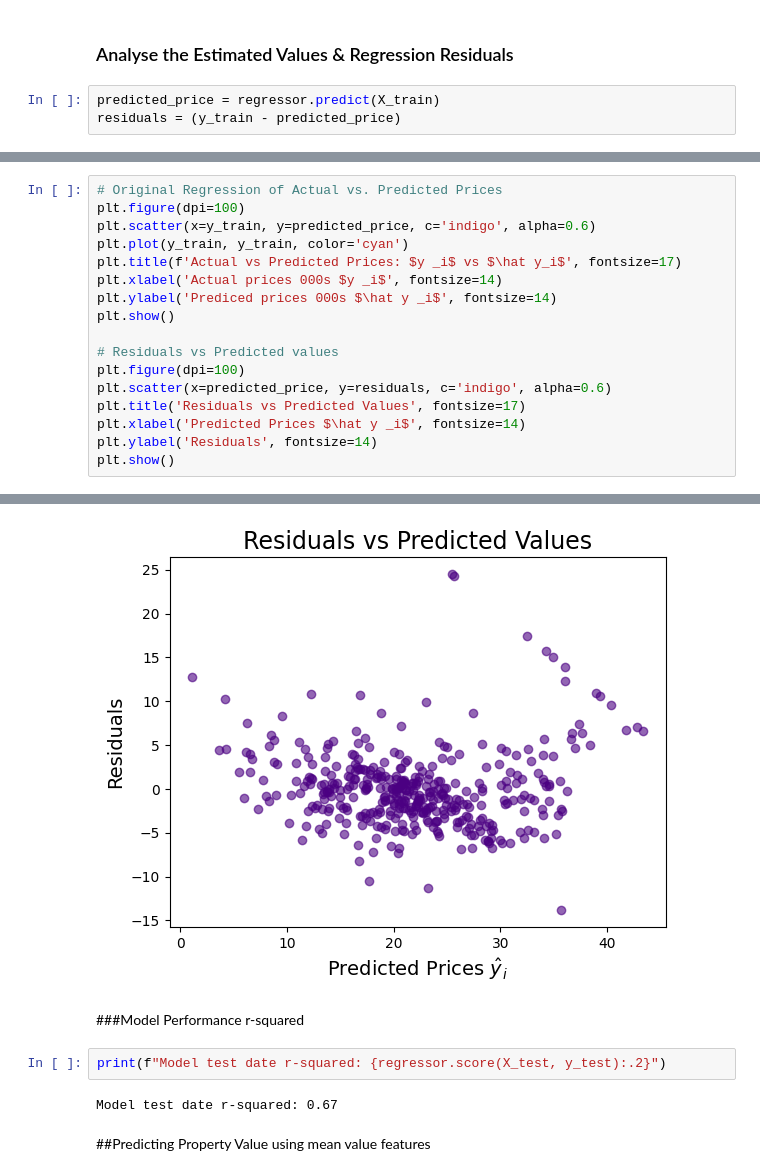
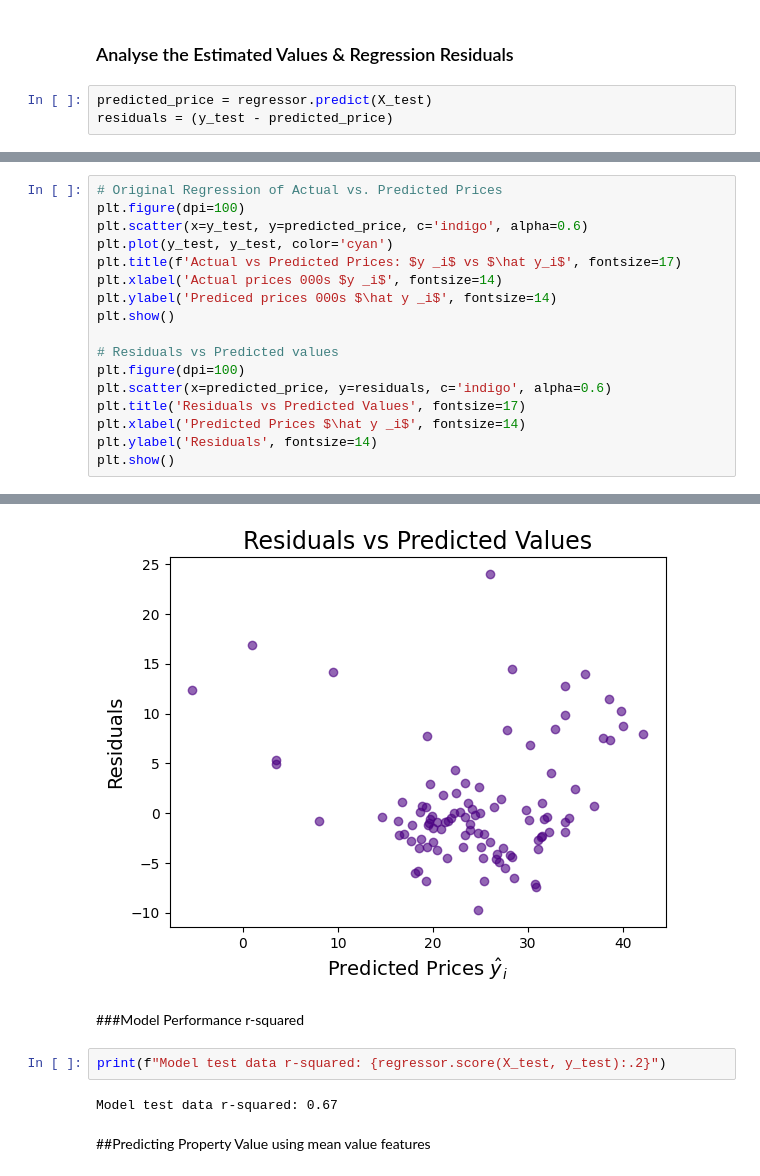
Before and after one commit to MNaumanShahid/Boston_House_Price, a Jupyter notebook: Predict_Property_Price.ipynb, the cells around one changed output, grey strips where cells are left out. Cells and saved outputs as stored; diff of their text form.

```diff
--- a/Predict_Property_Price.ipynb
+++ b/Predict_Property_Price.ipynb
@@ -211,6 +209,6 @@ The price premium for having an extra room is $3108.5
 # %% [markdown]
 ### Analyse the Estimated Values & Regression Residuals
 # %%
-predicted_price = regressor.predict(X_train)
-residuals = (y_train - predicted_price)
+predicted_price = regressor.predict(X_test)
+residuals = (y_test - predicted_price)
 # %%
@@ -222,8 +220,8 @@ scatter.show()
 # %%
 # Original Regression of Actual vs. Predicted Prices
 plt.figure(dpi=100)
-plt.scatter(x=y_train, y=predicted_price, c='indigo', alpha=0.6)
-plt.plot(y_train, y_train, color='cyan')
+plt.scatter(x=y_test, y=predicted_price, c='indigo', alpha=0.6)
+plt.plot(y_test, y_test, color='cyan')
 plt.title(f'Actual vs Predicted Prices: $y _i$ vs $\hat y_i$', fontsize=17)
 plt.xlabel('Actual prices 000s $y _i$', fontsize=14)
 plt.ylabel('Prediced prices 000s $\hat y _i$', fontsize=14)
@@ -241,10 +239,10 @@ plt.show()
-[figure, old version]
+[figure, new version]
 # %% [markdown]
 ###Model Performance r-squared
 # %%
-print(f"Model test date r-squared: {regressor.score(X_test, y_test):.2}")
+print(f"Model test data r-squared: {regressor.score(X_test, y_test):.2}")
 # %% [output]
-Model test date r-squared: 0.67
+Model test data r-squared: 0.67
 # %% [markdown]
 ##Predicting Property Value using mean value features
 # %%
```
Also changed, not shown: parts of 4 cells of this notebook.
